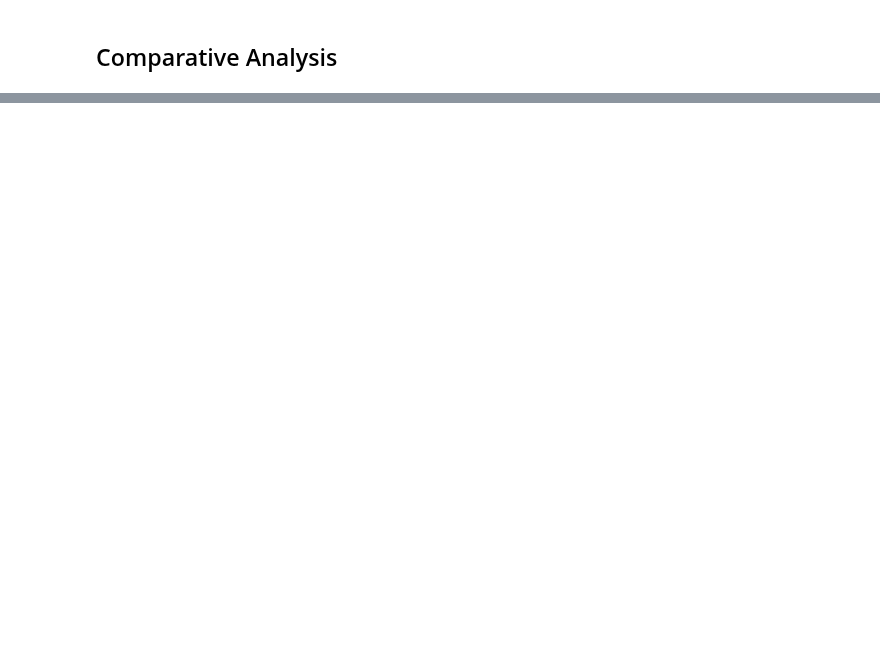
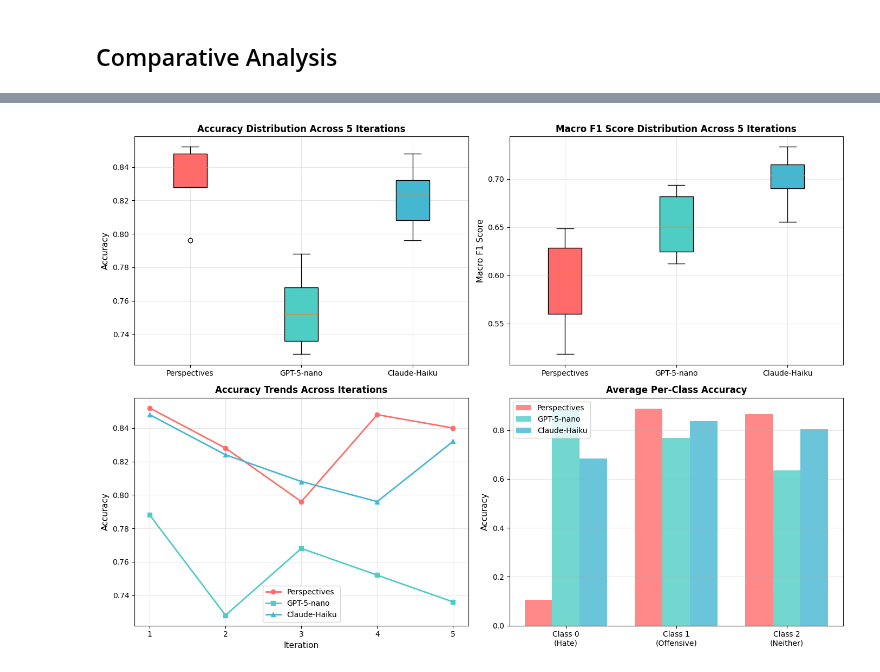
Before and after one commit to Conmcgr/content-moderation-project, a Jupyter notebook: experiment.ipynb, the cells around one changed output, grey strips where cells are left out. Drawn from its saved outputs; the diff is of its cells as text; code cells hidden in the pictures; blank space fills up the shorter version.

Commit message:
full experiment with data and analysis

```diff
--- a/experiment.ipynb
+++ b/experiment.ipynb
@@ -195,0 +556,87 @@ print(results_df.to_string(index=False))
+# %%
+import matplotlib.pyplot as plt
+
+# Prepare data for visualization
+perspectives_accs = [r['perspectives']['accuracy'] for r in all_results]
+gpt_accs = [r['gpt']['accuracy'] for r in all_results]
+claude_accs = [r['claude']['accuracy'] for r in all_results]
+
+perspectives_f1s = [r['perspectives']['f1_macro'] for r in all_results]
+gpt_f1s = [r['gpt']['f1_macro'] for r in all_results]
+claude_f1s = [r['claude']['f1_macro'] for r in all_results]
+
+# Create figure with subplots
+fig, axes = plt.subplots(2, 2, figsize=(14, 10))
+
+# 1. Accuracy comparison - Box plot
+ax1 = axes[0, 0]
+data_acc = [perspectives_accs, gpt_accs, claude_accs]
+bp1 = ax1.boxplot(data_acc, labels=['Perspectives', 'GPT-5-nano', 'Claude-Haiku'], patch_artist=True)
+colors = ['#FF6B6B', '#4ECDC4', '#45B7D1']
+for patch, color in zip(bp1['boxes'], colors):
+    patch.set_facecolor(color)
+ax1.set_ylabel('Accuracy', fontsize=11)
+ax1.set_title('Accuracy Distribution Across 5 Iterations', fontsize=12, fontweight='bold')
+ax1.grid(True, alpha=0.3)
+
+# 2. F1 Score comparison - Box plot
+ax2 = axes[0, 1]
+data_f1 = [perspectives_f1s, gpt_f1s, claude_f1s]
+bp2 = ax2.boxplot(data_f1, labels=['Perspectives', 'GPT-5-nano', 'Claude-Haiku'], patch_artist=True)
+for patch, color in zip(bp2['boxes'], colors):
+    patch.set_facecolor(color)
+ax2.set_ylabel('Macro F1 Score', fontsize=11)
+ax2.set_title('Macro F1 Score Distribution Across 5 Iterations', fontsize=12, fontweight='bold')
+ax2.grid(True, alpha=0.3)
+
+# 3. Accuracy across iterations - Line plot
+ax3 = axes[1, 0]
+iterations = [r['iteration'] for r in all_results]
+ax3.plot(iterations, perspectives_accs, marker='o', linewidth=2, label='Perspectives', color=colors[0])
+ax3.plot(iterations, gpt_accs, marker='s', linewidth=2, label='GPT-5-nano', color=colors[1])
+ax3.plot(iterations, claude_accs, marker='^', linewidth=2, label='Claude-Haiku', color=colors[2])
+ax3.set_xlabel('Iteration', fontsize=11)
+ax3.set_ylabel('Accuracy', fontsize=11)
+ax3.set_title('Accuracy Trends Across Iterations', fontsize=12, fontweight='bold')
+ax3.legend()
+ax3.grid(True, alpha=0.3)
+ax3.set_xticks(iterations)
+
+# 4. Per-class accuracy comparison - Grouped bar chart
+ax4 = axes[1, 1]
+x = np.arange(3)  # 3 classes
+width = 0.25
+
+perspectives_class_accs = [
+    np.mean([r['perspectives']['class_0_acc'] for r in all_results]),
+    np.mean([r['perspectives']['class_1_acc'] for r in all_results]),
+    np.mean([r['perspectives']['class_2_acc'] for r in all_results])
+]
+gpt_class_accs = [
+    np.mean([r['gpt']['class_0_acc'] for r in all_results]),
+    np.mean([r['gpt']['class_1_acc'] for r in all_results]),
+    np.mean([r['gpt']['class_2_acc'] for r in all_results])
+]
+claude_class_accs = [
+    np.mean([r['claude']['class_0_acc'] for r in all_results]),
+    np.mean([r['claude']['class_1_acc'] for r in all_results]),
+    np.mean([r['claude']['class_2_acc'] for r in all_results])
+]
+
+bars1 = ax4.bar(x - width, perspectives_class_accs, width, label='Perspectives', color=colors[0], alpha=0.8)
+bars2 = ax4.bar(x, gpt_class_accs, width, label='GPT-5-nano', color=colors[1], alpha=0.8)
+bars3 = ax4.bar(x + width, claude_class_accs, width, label='Claude-Haiku', color=colors[2], alpha=0.8)
+
+ax4.set_ylabel('Accuracy', fontsize=11)
+ax4.set_title('Average Per-Class Accuracy', fontsize=12, fontweight='bold')
+ax4.set_xticks(x)
+ax4.set_xticklabels(['Class 0\n(Hate)', 'Class 1\n(Offensive)', 'Class 2\n(Neither)'])
+ax4.legend()
+ax4.grid(True, alpha=0.3, axis='y')
+
+plt.tight_layout()
+plt.show()
+
+print("\n✓ Visualizations generated!")
+# %% [output]
+[figure, added]
```
Also changed, not shown: parts of 23 cells of this notebook.
